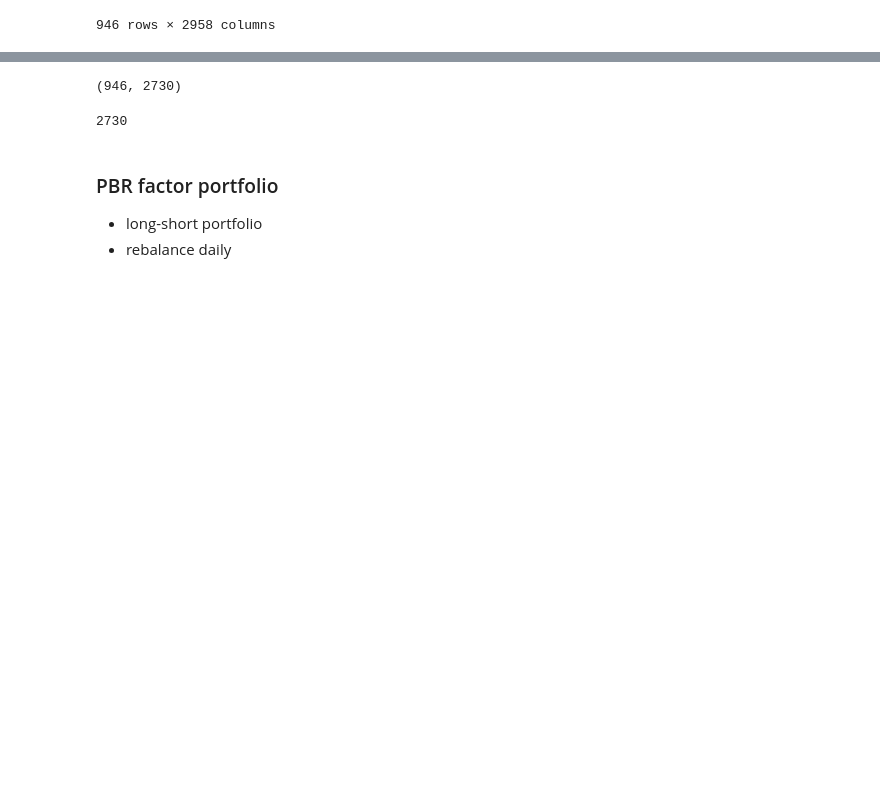
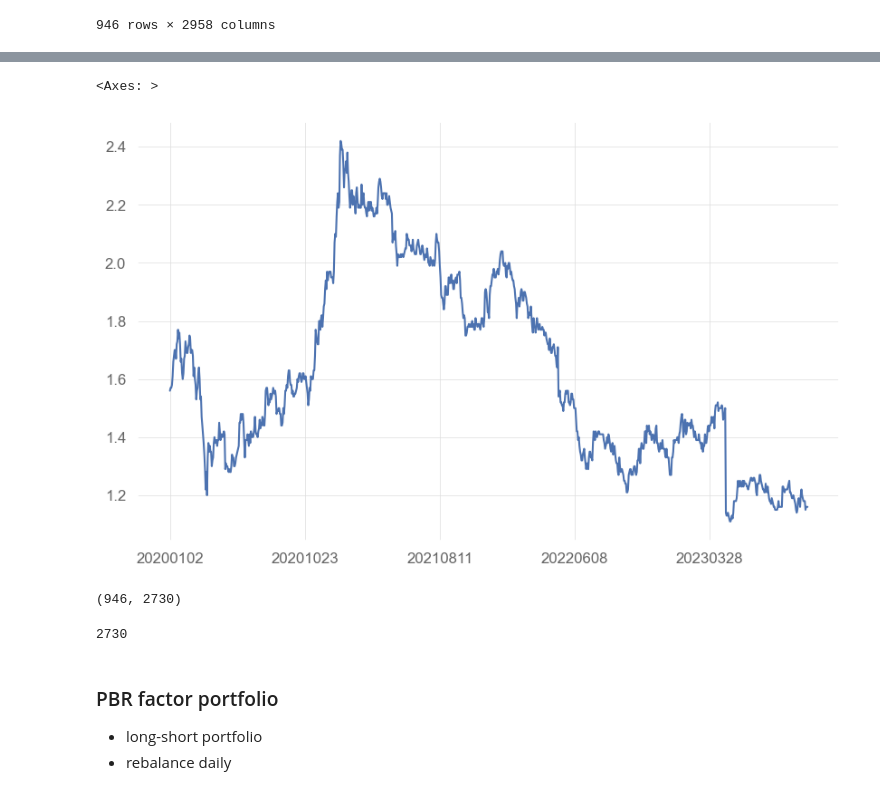
Before and after one commit to jaepil-choi/fbaquant23, a Jupyter notebook: c1.2fai/hw/FAI_hw07_jaepilchoi.ipynb, the cells around one changed output, grey strips where cells are left out. Drawn from its saved outputs; the diff is of its cells as text; code cells hidden in the pictures; blank space fills up the shorter version.

```diff
--- a/c1.2fai/hw/FAI_hw07_jaepilchoi.ipynb
+++ b/c1.2fai/hw/FAI_hw07_jaepilchoi.ipynb
@@ -142,7 +142,7 @@ class KRXfunda(KRXdata):
     def __init__(self,
                  date_list,
                  ) -> None:
-        suPBR().__init__(date_list)
+        super().__init__(date_list)
         self.collect_snapshots()
         self.available_cols = [
             'BPS',
@@ -202,3 +218,8 @@ PBR_df = KRXfunda(date_list).get_data('PBR')
+# %%
+PBR_df.loc[:, '005930'].plot()
+# %% [output]
+<Axes: >
+[figure, added]
 # %%
 PBR_df.shape
 # %% [output]
```
Also changed, not shown: parts of 7 cells of this notebook.
